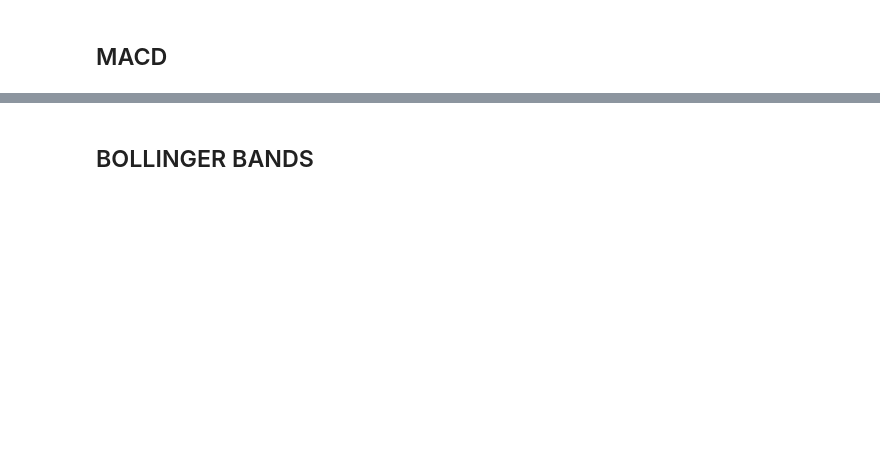
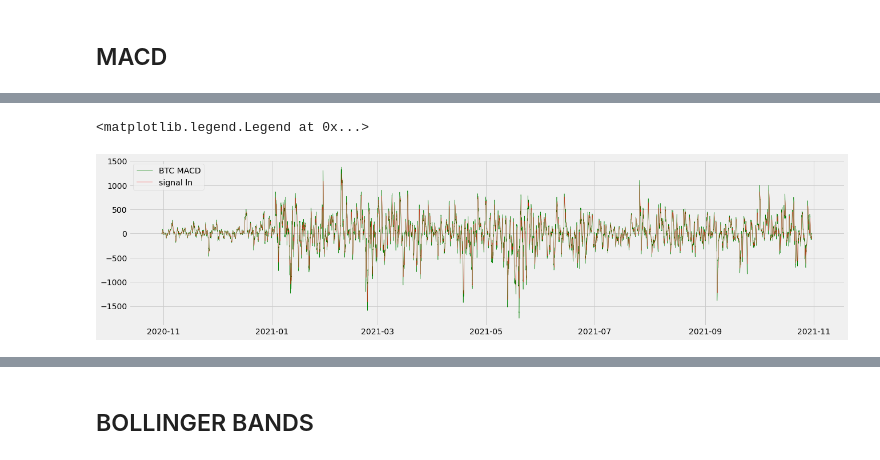
Before and after one commit to coldstrel/bitcoin_final, a Jupyter notebook: Team_4_Crypto_Bot.ipynb, the cells around one changed output, grey strips where cells are left out. Saved outputs shown, nothing was run; the diff lists cells and outputs as text; code cells hidden in the pictures; blank space fills up the shorter version.

```diff
--- a/Team_4_Crypto_Bot.ipynb
+++ b/Team_4_Crypto_Bot.ipynb
@@ -238,0 +301,4 @@ plt.show()
+# %%
+#Create DF for MACD
+BTC_data_MACD_complete_df=BTC_data_complete_dateindex_df.loc[:,:'Volume']
+BTC_data_MACD_complete_df.head()
@@ -238,0 +312,15 @@ plt.show()
+# %%
+#Calculate MACD and signal line
+# short term EMA ewm=exponential weighted functions
+BTC_data_MACD_complete_df['S_EMA']=BTC_data_MACD_complete_df.Last.ewm(span=12, adjust=False).mean()
+#Long term EMA ewm=exponential weighted functions
+BTC_data_MACD_complete_df['L_EMA']=BTC_data_MACD_complete_df.Last.ewm(span=26, adjust=False).mean()
+
+#Calculate MACD line
+BTC_data_MACD_complete_df['MACD_line']=\
+                          BTC_data_MACD_complete_df.S_EMA-BTC_data_MACD_complete_df.L_EMA
+
+#calculate Signal Line
+BTC_data_MACD_complete_df['Sig_line']=\
+                          BTC_data_MACD_complete_df.MACD_line.ewm(span=9, adjust=False).mean()
+BTC_data_MACD_complete_df.head()
@@ -238,0 +334,8 @@ plt.show()
+# %%
+plt.figure(figsize=(20, 5))
+plt.plot(BTC_data_MACD_complete_df.MACD_line, label='BTC MACD', color='g',linewidth=0.5)
+plt.plot(BTC_data_MACD_complete_df.Sig_line, label='signal ln', color='r', linewidth=0.3)
+plt.legend(loc='upper left')
+# %% [output]
+<matplotlib.legend.Legend at 0x...>
+[figure, added]
```
Also changed, not shown: parts of 50 cells of this notebook.
